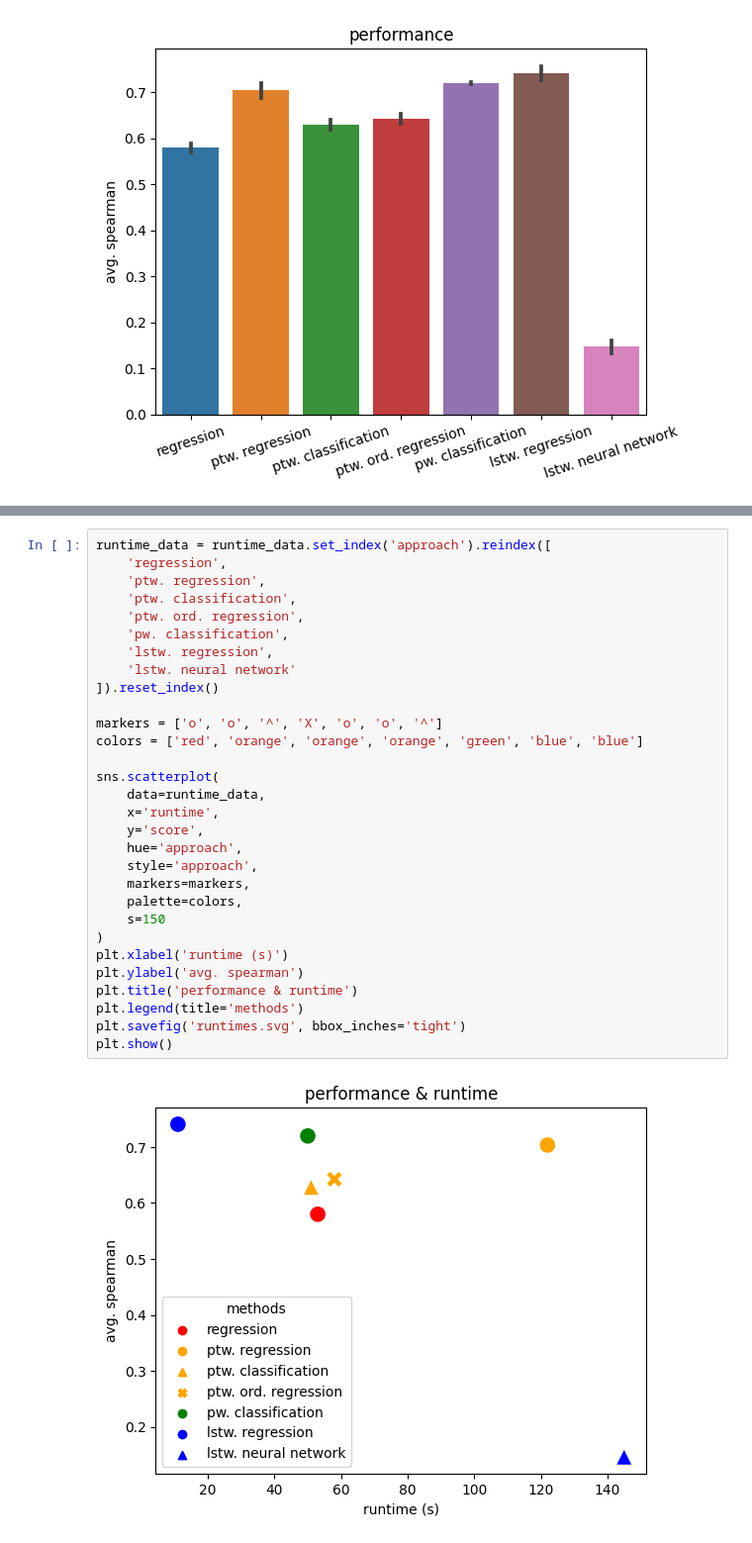
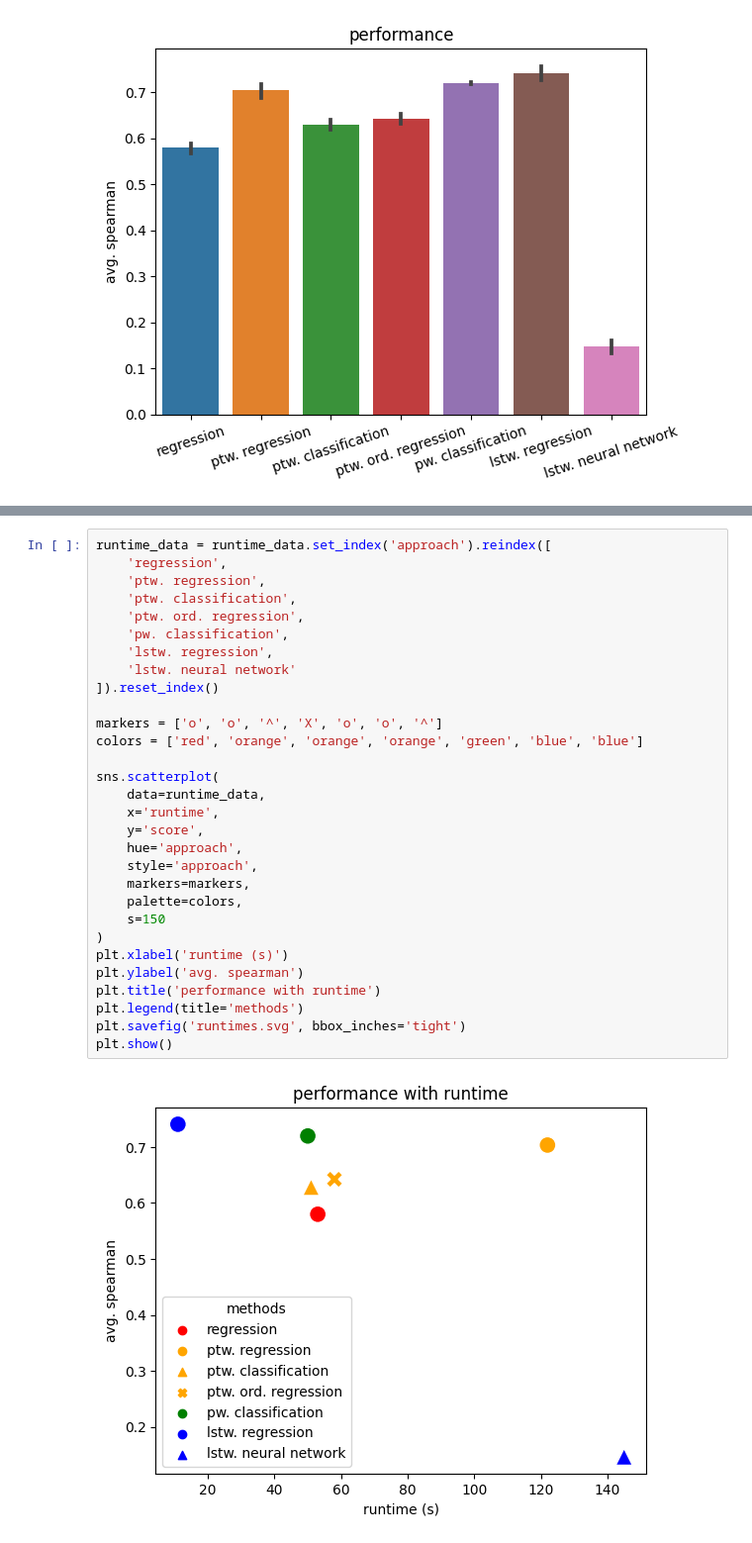
Before and after one commit to Sidies/ranking_encoders, a Jupyter notebook: notebooks/visualization/listwise/diagrams.ipynb, the cells around one changed output, grey strips where cells are left out. Shown at 99% size. Drawn from its saved outputs; the diff is of its cells as text.

Commit message:
adjusted diagram titles

```diff
--- a/notebooks/visualization/listwise/diagrams.ipynb
+++ b/notebooks/visualization/listwise/diagrams.ipynb
@@ -278,32 +277,32 @@ display(runtime_data)
 # %%
 runtime_data = runtime_data.set_index('approach').reindex([
     'regression',
     'ptw. regression',
     'ptw. classification',
     'ptw. ord. regression',
     'pw. classification',
     'lstw. regression',
     'lstw. neural network'
 ]).reset_index()
 
 markers = ['o', 'o', '^', 'X', 'o', 'o', '^']
 colors = ['red', 'orange', 'orange', 'orange', 'green', 'blue', 'blue']
 
 sns.scatterplot(
     data=runtime_data,
     x='runtime',
     y='score',
     hue='approach',
     style='approach',
     markers=markers,
     palette=colors,
     s=150
 )
 plt.xlabel('runtime (s)')
 plt.ylabel('avg. spearman')
-plt.title('performance & runtime')
+plt.title('performance with runtime')
 plt.legend(title='methods')
 plt.savefig('runtimes.svg', bbox_inches='tight')
 plt.show()
 # %% [output]
-[figure, old version]
+[figure, new version]
```
Also changed, not shown: parts of 2 cells of this notebook, 3 other files.
